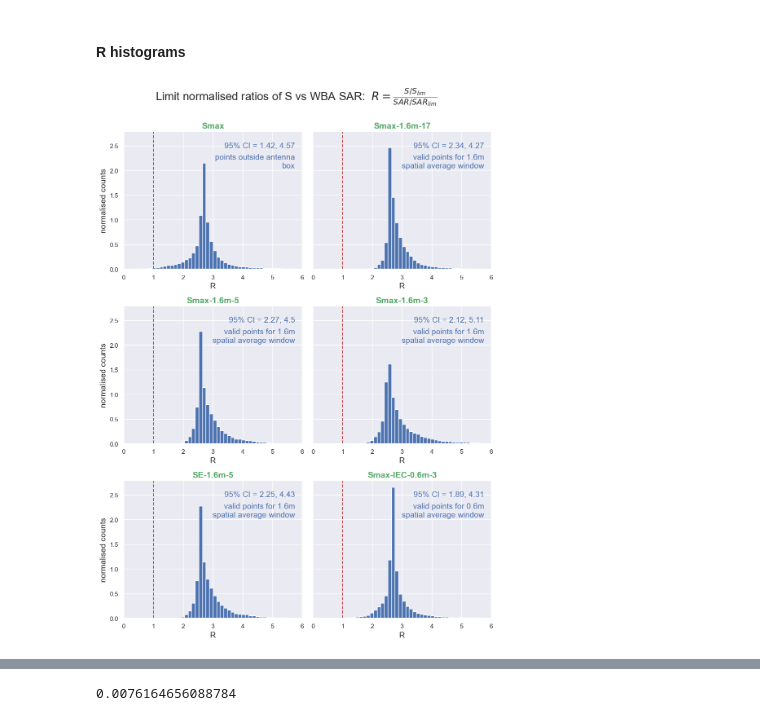
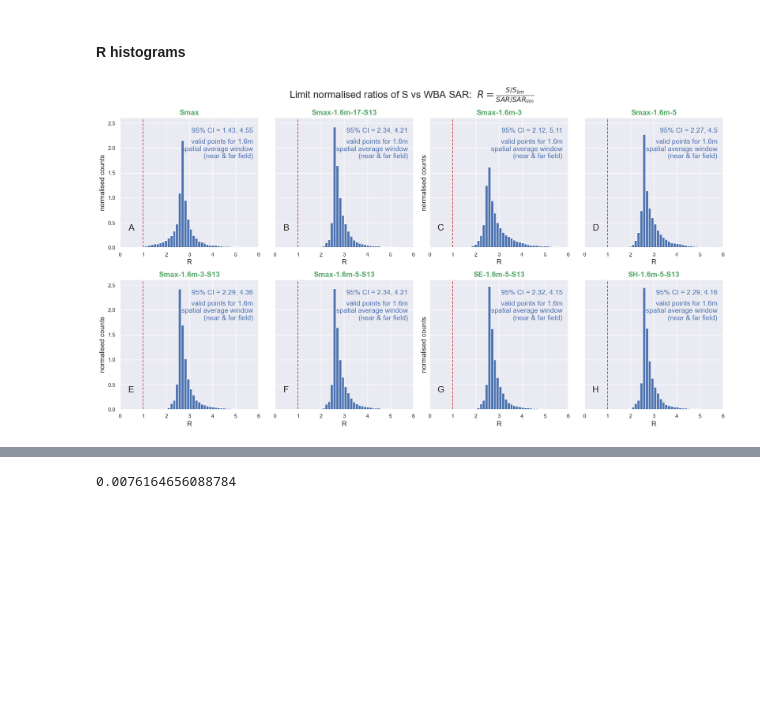
Before and after one commit to dreme/spatial-averaging-wg, a Jupyter notebook: notebooks/horizontal_yagi_trial3.ipynb, the cells around one changed output, grey strips where cells are left out. Drawn from its saved outputs; the diff is of its cells as text; code cells hidden in the pictures; blank space fills up the shorter version.

```diff
--- a/notebooks/horizontal_yagi_trial3.ipynb
+++ b/notebooks/horizontal_yagi_trial3.ipynb
@@ -352,3 +510,15 @@ R.datatitles
+# %%
+# Calculate equivalent limits for 200W pub and 50W occ
+Slim_lowpower_pub = RFcalcUC.Slimit(R.freq, setting='pub', standard='RPS S-1 WB')
+Slim_highpower_occ = Slim_lowpower_pub * 5 * (200/50)
+
+# valid 1.6m spatial averaging points at public & occ Smax-1.6m-17-S13 compliance boundary for
+# low power (50W) to high power (200W)
+f_Smax_cb50to200W_sa16 = deepcopy(f_sa16)
+Si = 'Smax-1.6m-17-S13'
+mask = (R.S[Si] >= Slim_lowpower_pub) & (R.S[Si] <= Slim_highpower_occ)
+f_Smax_cb50to200W_sa16.mask = f_Smax_cb50to200W_sa16.mask & mask
+f_Smax_cb50to200W_sa16.name = 'valid points at Smax-16m-17 pub & occ compliance boundaries for 50<=power<=200W'
 # %% [markdown]
 ## Compare compliance zones
 # %% [markdown]
@@ -667,11 +837,17 @@ Slim = 4.5
 SARlim = 0.08
 
 # Create list of fields and associated filters for R ratios
-Slist = ['Smax',  'Smax-1.6m-17','Smax-1.6m-5','Smax-1.6m-3','SE-1.6m-5','Smax-IEC-0.6m-3']
-flist = [foutant, fsa16,         fsa16,        fsa16,        fsa16,      fsa06]
+sflist = [['Smax',f_sa16nearfar],
+          ['Smax-1.6m-17-S13',f_sa16nearfar],
+          ['Smax-1.6m-3',f_sa16nearfar],
+          ['Smax-1.6m-5',f_sa16nearfar],
+          ['Smax-1.6m-3-S13',f_sa16nearfar],
+          ['Smax-1.6m-5-S13',f_sa16nearfar],
+          ['SE-1.6m-5-S13',f_sa16nearfar],
+          ['SH-1.6m-5-S13',f_sa16nearfar]]
 
 # Create S columns for R ratios
-for Si in Slist:
+for Si,f in sflist:
     cr = (R.S[Si]/Slim) / (R.S.SARwbi/SARlim)
     crname = f'{Si} SARwbi compliance ratio'
     R.addS(cr, crname, f'Ratio of {Si} compliance to SARwbi compliance')
@@ -681,5 +857,6 @@ for Si in Slist:
     R.addS(dBcr, dBcrname, f'dB Ratio of {Si} compliance to SARwbi compliance')
 
 # Create list of Slist column names for compliance ratios
+Slist = [s[0] for s in sflist]  # get a list of the S cols
 dtlist =   [dt for scol in Slist for dt in R.datatitles if scol+' ' in dt and 'compliance' in dt and 'dB' not in dt]
 dtdBlist = [dt for scol in Slist for dt in R.datatitles if scol+' ' in dt and 'compliance' in dt and 'dB' in dt]
@@ -779,7 +966,7 @@ def showstats(dtlist,flist):
 #### R histograms
 # %%
 # R histograms for Slist
-histR(Slist,dtlist,flist,cols=2)
+histR(sflist,dtlist,cols=4)
 plt.savefig(plotdir + 'R histogram yagi.png', dpi=150)
 # %% [output]
-[figure, old version]
+[figure, new version]
```
Also changed, not shown: parts of 25 cells of this notebook, 42 other files.
